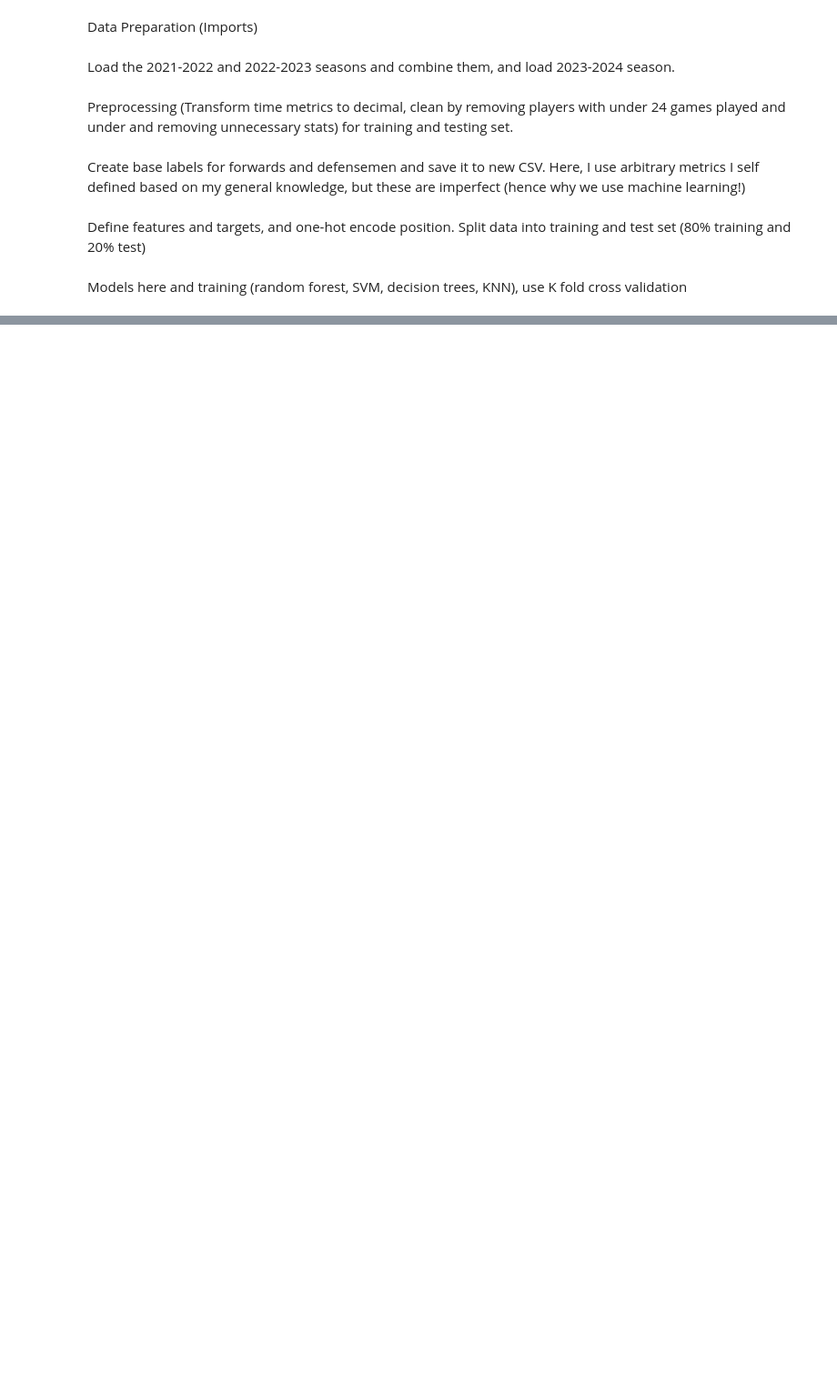
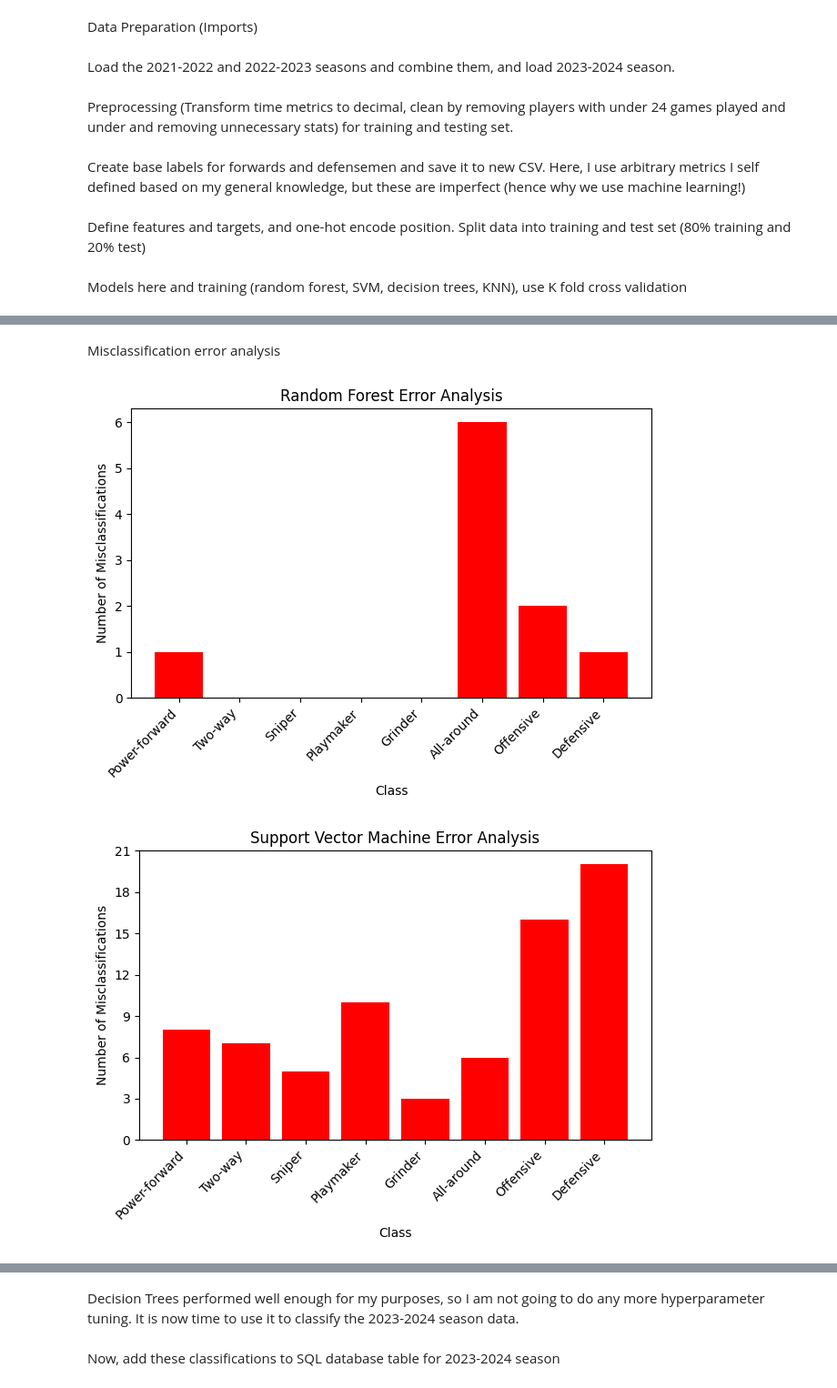
Before and after one commit to LoganKillian/Fantasy-Hockey-App, a Jupyter notebook: backend/models/player_archetype_classifier.ipynb, the cells around one changed output, grey strips where cells are left out. Shown at 91% size. Saved outputs shown, nothing was run; the diff lists cells and outputs as text; code cells hidden in the pictures; blank space fills up the shorter version.

```diff
--- a/backend/models/player_archetype_classifier.ipynb
+++ b/backend/models/player_archetype_classifier.ipynb
@@ -244,0 +208,46 @@ Use finished model to classify players from 2023-2024
+# %% [markdown]
+Misclassification error analysis
+# %%
+def plot_error_analysis(y_true, y_pred, label_mapping, title='Error Analysis'):
+    # Calculate confusion matrix
+    cm = confusion_matrix(y_true, y_pred)
+
+    # Calculate the number of errors per class
+    errors = cm.sum(axis=1) - np.diag(cm)
+
+    # Map labels to their respective class names
+    labels = [label_mapping[i] for i in range(len(label_mapping))]
+
+    # Plot error analysis
+    plt.figure()
+    plt.bar(labels, errors, color='red')
+    plt.title(title)
+    plt.xlabel('Class')
+    plt.ylabel('Number of Misclassifications')
+    plt.xticks(rotation=45, ha='right')
+    plt.gca().yaxis.set_major_locator(MaxNLocator(integer=True))
+    plt.tight_layout()
+    plt.show()
+
+# Label mapping for the classes
+label_mapping = {
+    0: 'Power-forward',
+    1: 'Two-way',
+    2: 'Sniper',
+    3: 'Playmaker',
+    4: 'Grinder',
+    5: 'All-around',
+    6: 'Offensive',
+    7: 'Defensive'
+}
+
+
+for model_name, model in models.items():
+    model.fit(x_train, y_train)
+    y_pred = model.predict(x_test)
+
+    # Plot error analysis
+    plot_error_analysis(y_test, y_pred, label_mapping, title=f'{model_name} Error Analysis')
+# %% [output]
+[figure, added]
+[figure, added]
@@ -244,0 +256,2 @@ Use finished model to classify players from 2023-2024
+# %% [markdown]
+Decision Trees performed well enough for my purposes, so I am not going to do any more hyperparameter tuning. It is now time to use it to classify the 2023-2024 season data.
@@ -244,0 +278,2 @@ Use finished model to classify players from 2023-2024
+# %% [markdown]
+Now, add these classifications to SQL database table for 2023-2024 season
```
Also changed, not shown: parts of 19 cells of this notebook.
